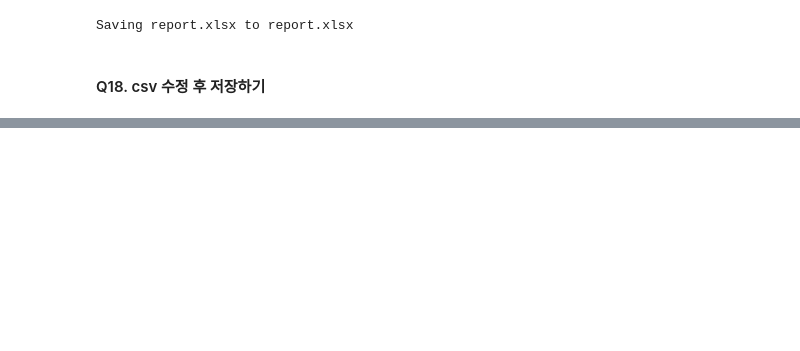
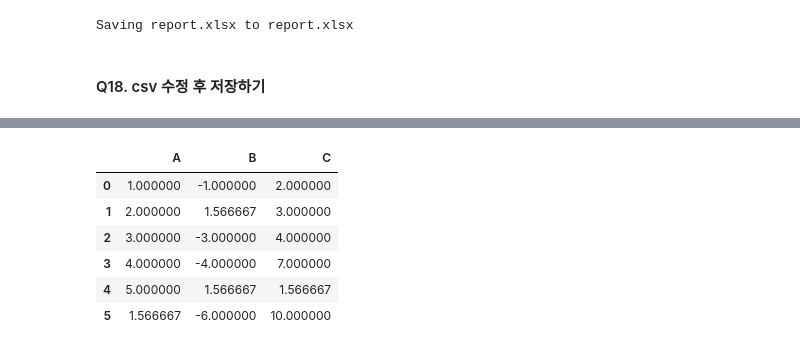
Before and after one commit to DaewonSeo/Solving_Problems_FutureSkill, a Jupyter notebook: Pandas_basic.ipynb, the cells around one changed output, grey strips where cells are left out. Cells and saved outputs as stored; diff of their text form; code cells hidden in the pictures; blank space fills up the shorter version.

```diff
--- a/Pandas_basic.ipynb
+++ b/Pandas_basic.ipynb
@@ -213,0 +247,12 @@ df.to_csv('train(edited).csv', index=False)
+# %%
+df_c_fill_mean = df_c.fillna(df_c.mean().mean())
+# %%
+df_c_fill_mean
+# %% [output]
+|  | A | B | C |
+| 0 | 1.000000 | -1.000000 | 2.000000 |
+| 1 | 2.000000 | 1.566667 | 3.000000 |
+| 2 | 3.000000 | -3.000000 | 4.000000 |
+| 3 | 4.000000 | -4.000000 | 7.000000 |
+| 4 | 5.000000 | 1.566667 | 1.566667 |
+| 5 | 1.566667 | -6.000000 | 10.000000 |
```
Also changed, not shown: parts of 29 cells of this notebook.
